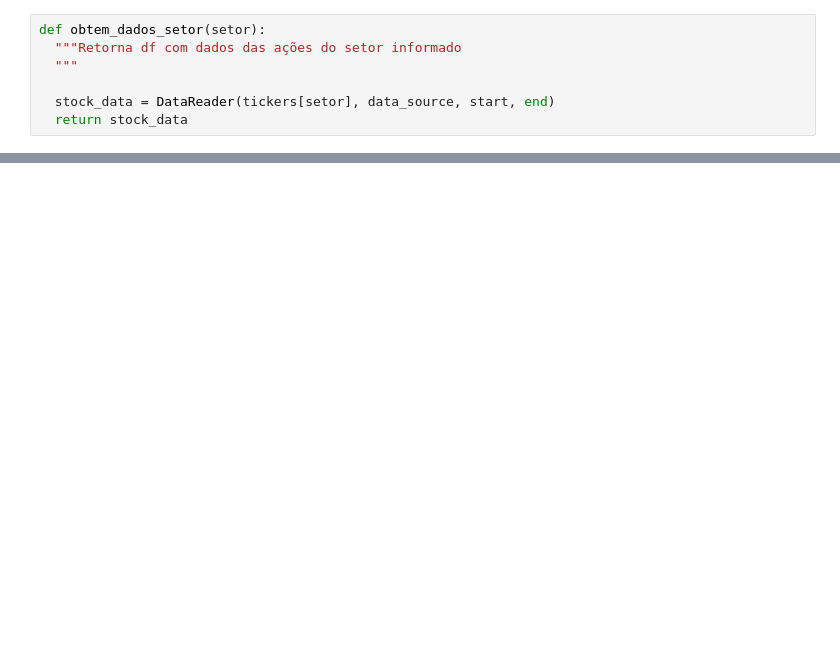
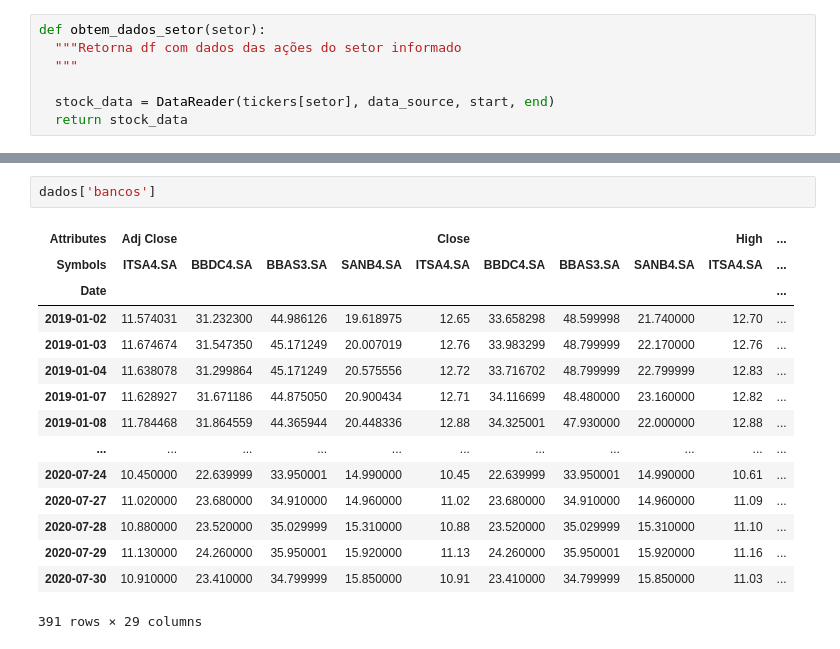
Before and after one commit to jairo-nlp/valuation, a Jupyter notebook: Stock_Prices.ipynb, the cells around one changed output, grey strips where cells are left out. Saved outputs shown, nothing was run; the diff lists cells and outputs as text; blank space fills up the shorter version.

```diff
--- a/Stock_Prices.ipynb
+++ b/Stock_Prices.ipynb
@@ -79,0 +91,18 @@ for setor in setores:
+# %%
+dados['bancos']
+# %% [output]
+| Attributes | Adj Close |  |  |  | Close |  |  |  | High | ... |
+| Symbols | ITSA4.SA | BBDC4.SA | BBAS3.SA | SANB4.SA | ITSA4.SA | BBDC4.SA | BBAS3.SA | SANB4.SA | ITSA4.SA | ... |
+| Date |  |  |  |  |  |  |  |  |  | ... |
+| 2019-01-02 | 11.574031 | 31.232300 | 44.986126 | 19.618975 | 12.65 | 33.658298 | 48.599998 | 21.740000 | 12.70 | ... |
+| 2019-01-03 | 11.674674 | 31.547350 | 45.171249 | 20.007019 | 12.76 | 33.983299 | 48.799999 | 22.170000 | 12.76 | ... |
+| 2019-01-04 | 11.638078 | 31.299864 | 45.171249 | 20.575556 | 12.72 | 33.716702 | 48.799999 | 22.799999 | 12.83 | ... |
+| 2019-01-07 | 11.628927 | 31.671186 | 44.875050 | 20.900434 | 12.71 | 34.116699 | 48.480000 | 23.160000 | 12.82 | ... |
+| 2019-01-08 | 11.784468 | 31.864559 | 44.365944 | 20.448336 | 12.88 | 34.325001 | 47.930000 | 22.000000 | 12.88 | ... |
+| ... | ... | ... | ... | ... | ... | ... | ... | ... | ... | ... |
+| 2020-07-24 | 10.450000 | 22.639999 | 33.950001 | 14.990000 | 10.45 | 22.639999 | 33.950001 | 14.990000 | 10.61 | ... |
+| 2020-07-27 | 11.020000 | 23.680000 | 34.910000 | 14.960000 | 11.02 | 23.680000 | 34.910000 | 14.960000 | 11.09 | ... |
+| 2020-07-28 | 10.880000 | 23.520000 | 35.029999 | 15.310000 | 10.88 | 23.520000 | 35.029999 | 15.310000 | 11.10 | ... |
+| 2020-07-29 | 11.130000 | 24.260000 | 35.950001 | 15.920000 | 11.13 | 24.260000 | 35.950001 | 15.920000 | 11.16 | ... |
+| 2020-07-30 | 10.910000 | 23.410000 | 34.799999 | 15.850000 | 10.91 | 23.410000 | 34.799999 | 15.850000 | 11.03 | ... |
+391 rows × 29 columns
```
Also changed, not shown: parts of 6 cells of this notebook.
